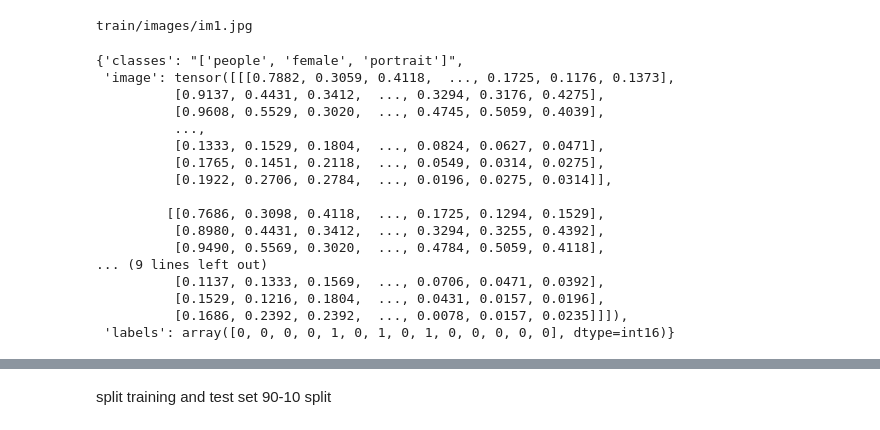
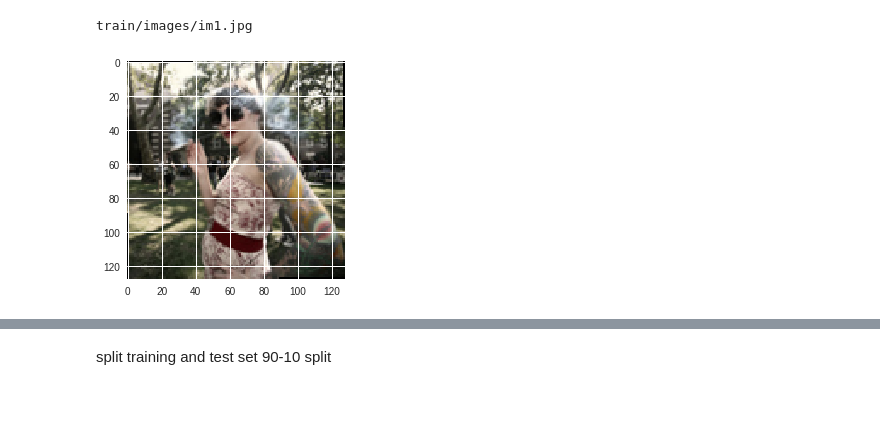
Before and after one commit to tafseerahmed/Deep-Learning-Project-UH18, a Jupyter notebook: Deep_Learning_Project_DATA_PROCESSING.ipynb, the cells around one changed output, grey strips where cells are left out. Drawn from its saved outputs; the diff is of its cells as text; code cells hidden in the pictures; blank space fills up the shorter version.

```diff
--- a/Deep_Learning_Project_DATA_PROCESSING.ipynb
+++ b/Deep_Learning_Project_DATA_PROCESSING.ipynb
@@ -348,23 +380,12 @@ class ImageDataset:
     return (sample)
-# %%
-image_dataset = ImageDataset("data.csv")
-image_dataset.__getitem__(0)
-# %% [output]
-{'classes': "['people', 'female', 'portrait']",
- 'image': tensor([[[0.7882, 0.3059, 0.4118,  ..., 0.1725, 0.1176, 0.1373],
-          [0.9137, 0.4431, 0.3412,  ..., 0.3294, 0.3176, 0.4275],
-          [0.9608, 0.5529, 0.3020,  ..., 0.4745, 0.5059, 0.4039],
-          ...,
-          [0.1333, 0.1529, 0.1804,  ..., 0.0824, 0.0627, 0.0471],
-          [0.1765, 0.1451, 0.2118,  ..., 0.0549, 0.0314, 0.0275],
-          [0.1922, 0.2706, 0.2784,  ..., 0.0196, 0.0275, 0.0314]],
-
-         [[0.7686, 0.3098, 0.4118,  ..., 0.1725, 0.1294, 0.1529],
-          [0.8980, 0.4431, 0.3412,  ..., 0.3294, 0.3255, 0.4392],
-          [0.9490, 0.5569, 0.3020,  ..., 0.4784, 0.5059, 0.4118],
-... (9 lines left out)
-          [0.1137, 0.1333, 0.1569,  ..., 0.0706, 0.0471, 0.0392],
-          [0.1529, 0.1216, 0.1804,  ..., 0.0431, 0.0157, 0.0196],
-          [0.1686, 0.2392, 0.2392,  ..., 0.0078, 0.0157, 0.0235]]]),
- 'labels': array([0, 0, 0, 0, 1, 0, 1, 0, 1, 0, 0, 0, 0, 0], dtype=int16)}
+# %%
+tfs = transforms.Compose([
+    transforms.RandomHorizontalFlip(),
+    transforms.RandomRotation(20, resample=PIL.Image.BILINEAR),
+])
+
+image_dataset = ImageDataset("data.csv", tfs)
+plot_image(image_dataset.__getitem__(0)['image'])
+# %% [output]
+[figure, added]
 # %%
```
Also changed, not shown: parts of 21 cells of this notebook.
